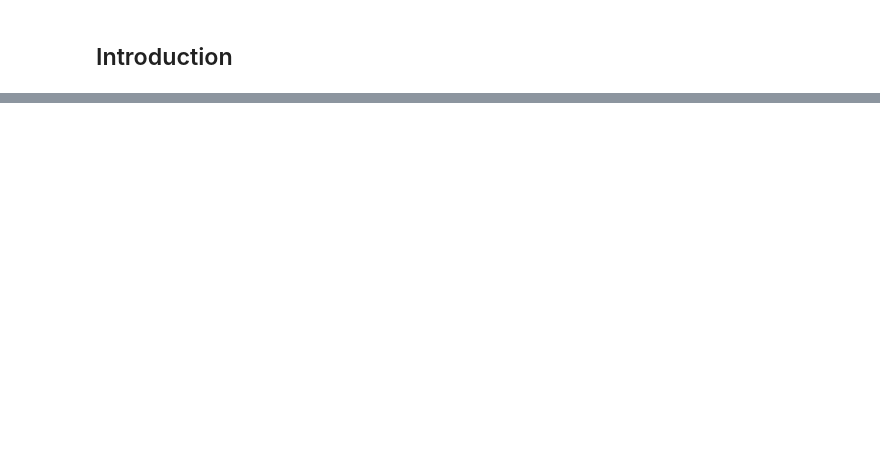
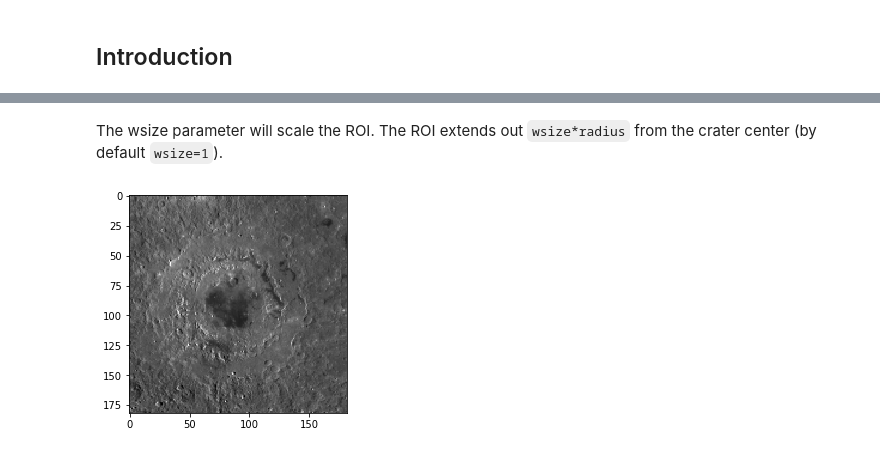
Before and after one commit to cjtu/craterpy, a Jupyter notebook: acerim/sample/Tutorial.ipynb, the cells around one changed output, grey strips where cells are left out. Cells and saved outputs as stored; diff of their text form; code cells hidden in the pictures; blank space fills up the shorter version.

```diff
--- a/acerim/sample/Tutorial.ipynb
+++ b/acerim/sample/Tutorial.ipynb
@@ -24,0 +63,8 @@ We will also import the acefunctions module which has the bulk of the helper fun
+# %% [markdown]
+The wsize parameter will scale the ROI. The ROI extends out `wsize*radius` from the crater center (by default `wsize=1`).
+# %%
+orientaleROI = moonADS.get_roi(-19.4, -92.8, 327, wsize=2)
+plt.imshow(orientaleROI, cmap="gray")
+plt.show()
+# %% [output]
+[figure, added]
```
Also changed, not shown: parts of 55 cells of this notebook, 2 other files.
